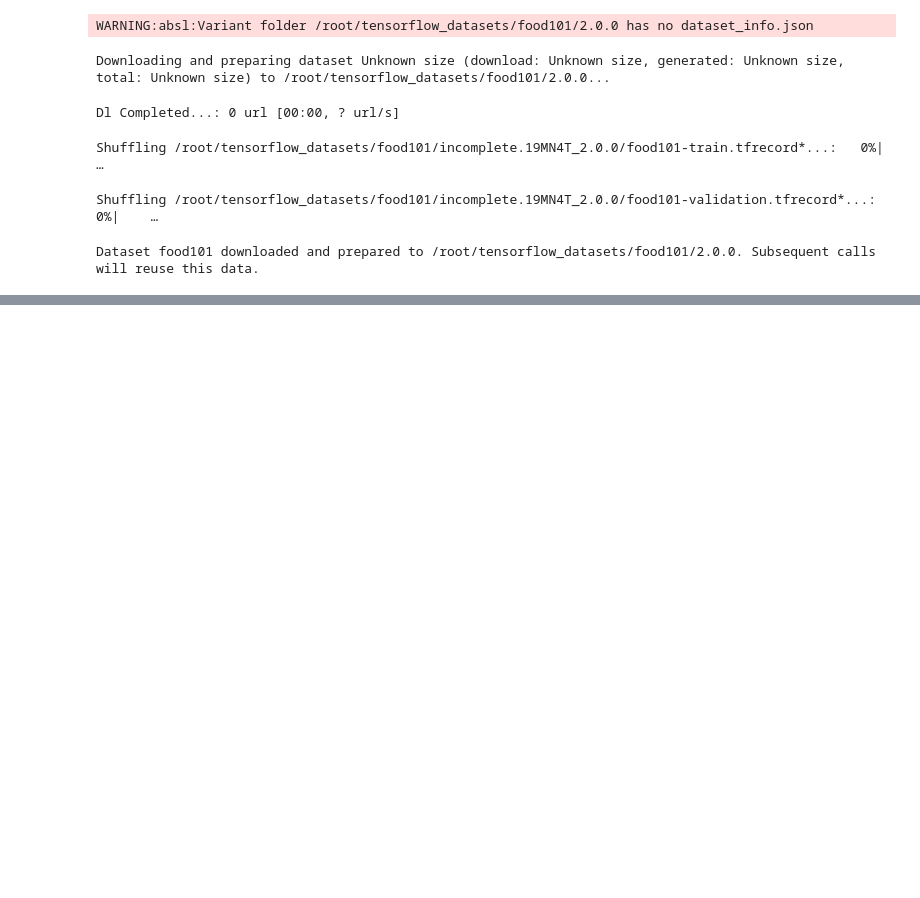
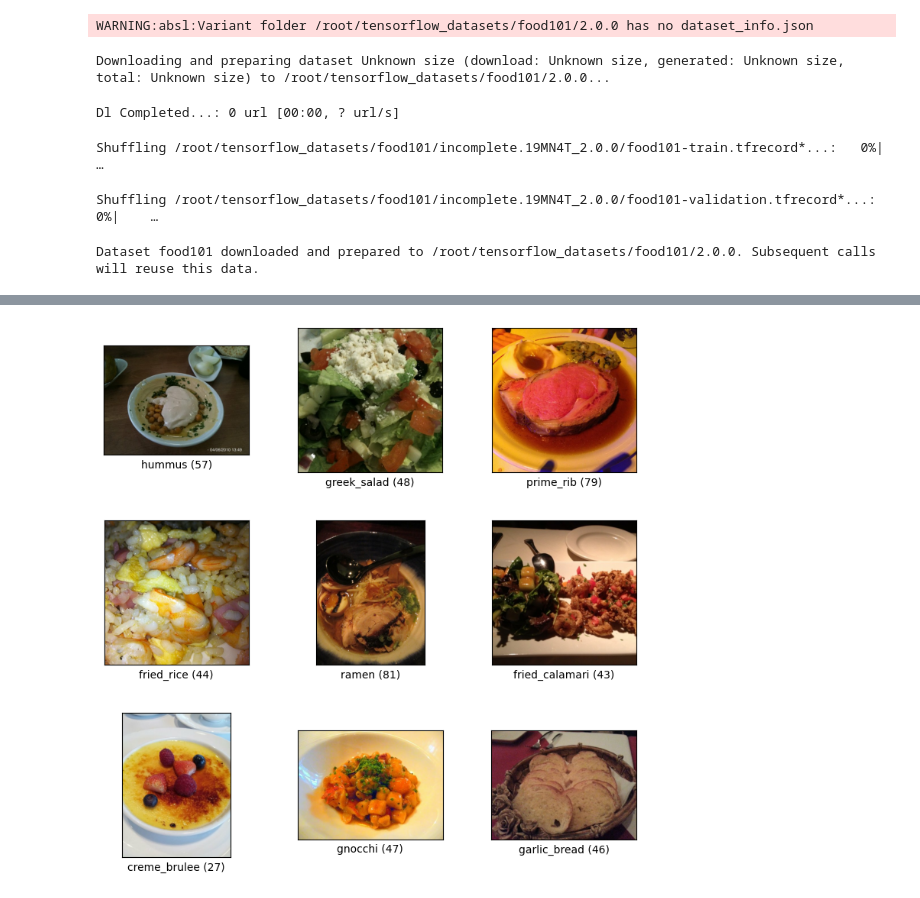
Before and after one commit to samiha-mahin/An-Image-Processing-Repo, a Jupyter notebook: Hot_Dog_vs_Not_Hot_Dog.ipynb, the cells around one changed output, grey strips where cells are left out. Saved outputs shown, nothing was run; the diff lists cells and outputs as text; code cells hidden in the pictures; blank space fills up the shorter version.

```diff
--- a/Hot_Dog_vs_Not_Hot_Dog.ipynb
+++ b/Hot_Dog_vs_Not_Hot_Dog.ipynb
@@ -50,0 +62,6 @@ dataset_head(ds['train'])
+# %%
+train_ds, valid_ds = ds["train"], ds["validation"]
+# %%
+fig = tfds.show_examples(valid_ds,ds_info)
+# %% [output]
+[figure, added]
```
Also changed, not shown: parts of 4 cells of this notebook.
